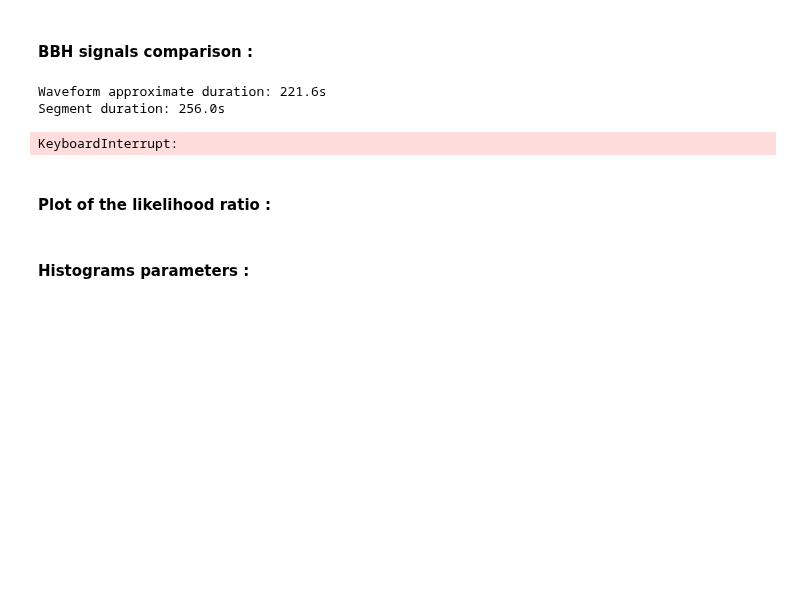
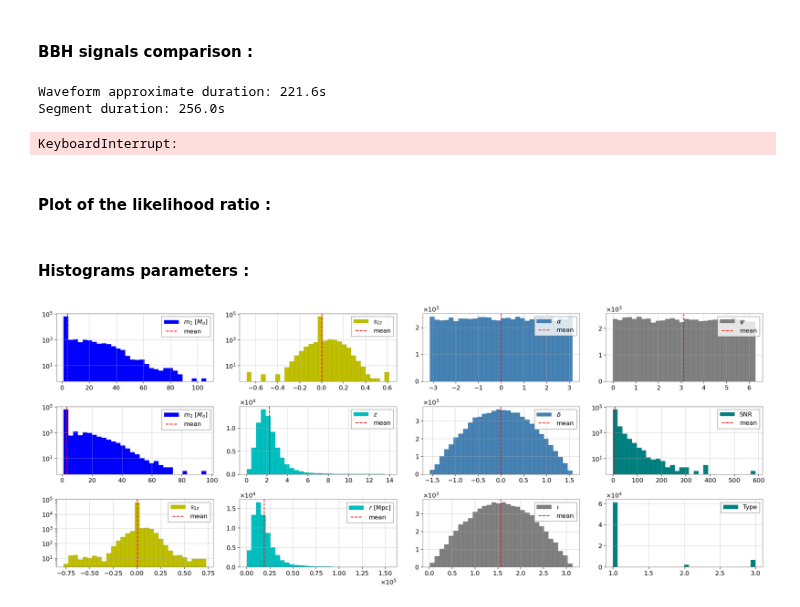
Before and after one commit to Glorieux-Victor/Internship_Victor_CBC_ET, a Jupyter notebook: code_Adrian/MLE_pipeline/src/complmentary_analyses.ipynb, the cells around one changed output. Drawn from its saved outputs; the diff is of its cells as text; code cells hidden in the pictures; blank space fills up the shorter version.

Commit message:
good plots and params for matplotlib

```diff
--- a/code_Adrian/MLE_pipeline/src/complmentary_analyses.ipynb
+++ b/code_Adrian/MLE_pipeline/src/complmentary_analyses.ipynb
@@ -165,27 +165,45 @@ likelihood_visualisation(model,cbc_params, params = ['spinSz', 'spinAz'])
 # %%
 import pandas as pd
 import matplotlib.pyplot as plt
+import sys
+sys.path.append('/home/victor-glorieux/Internship_Victor_CBC_ET/matplotlib_params')
+from mpl_functions import plot_settings, custom_legend
+import matplotlib as mpl
+
+
+
+#mpl.rc_context(fname='../../../rc_params_good.rc')
+#mpl.rcdefaults()
+#mpl.rc_file('../../../rc_params_good.rc')
+plot_settings()
+
 
 data = pd.read_csv('../data/loudest_BBH/list_mdc1_v2.txt', sep = ' ')
 list_data = ['mz1','mz2','s1z','s2z','z','distMpc','ra','decl','inc','psi','snr','type' ]
 label_list = {'mz1' : r'$m_1$ [$M_o$]','mz2' : r'$m_2$ [$M_o$]','s1z' : r'$s_{1z}$','s2z' : r'$s_{2z}$',
               'z' : r'$z$','distMpc' : r'$r$ [Mpc]','ra' : r'$\alpha$' ,'decl' : r'$\delta$','inc' : r'$\iota$',
               'psi' : r'$\psi$','snr' : 'SNR','type' : 'Type' }
 color_list = {'mz1' : 'b','mz2' : 'b','s1z' : 'y','s2z' : 'y',
               'z' : 'c','distMpc' : 'c','ra' : 'steelblue' ,'decl' : 'steelblue','inc' : 'gray',
               'psi' : 'gray','snr' : 'teal','type' : 'teal' }
 data = data[list_data]
 m = data.mean()
-# hist = data.hist(column = ['mz1','mz2','s1z','s2z','z','distMpc','ra','decl','inc','phi0','snr','type' ],
-#                  bins=50,figsize = (20,20))
-# data.plot(kind='hist', subplots = True, sharex=False, sharey=False, layout = (3,4), figsize = (20,12),ylabel = ' ')
-# print(m)
+
 fig, axs = plt.subplots(nrows = 3, ncols = 4, figsize = (20,8))
 for ind, dat in enumerate(list_data):
     ax = axs[ind%3,ind//3]
     ax.hist(data[dat], bins = 30, label = label_list[dat], color = color_list[dat], edgecolor = "black", lw = 0.05)
-    ax.axvline(m[dat],color = 'red', label = 'mean', ls = '--')
+    if dat in ['snr', 'mz1','mz2','s1z','s2z'] :
+        ax.axvline(m[dat],color = 'red', label = 'mean', ls = '--')
+        ax.set_yscale('log')
+    elif dat != 'type' :
+        ax.axvline(m[dat],color = 'red', label = 'mean', ls = '--')
+
+    #ax.legend(handler_map={line: HandlerLine2D(numpoints=2)},handlelength=2.7)
+    #custom_legend(ax)
     ax.legend()
 
 plt.tight_layout()
-plt.savefig('../../../images/hist_params_MDC.svg', format = 'svg')
+plt.savefig('../../../images/hist_params_MDC_dd.svg', format = 'svg')
+# %% [output]
+[figure, added]
```
Also changed, not shown: 4 other files.
